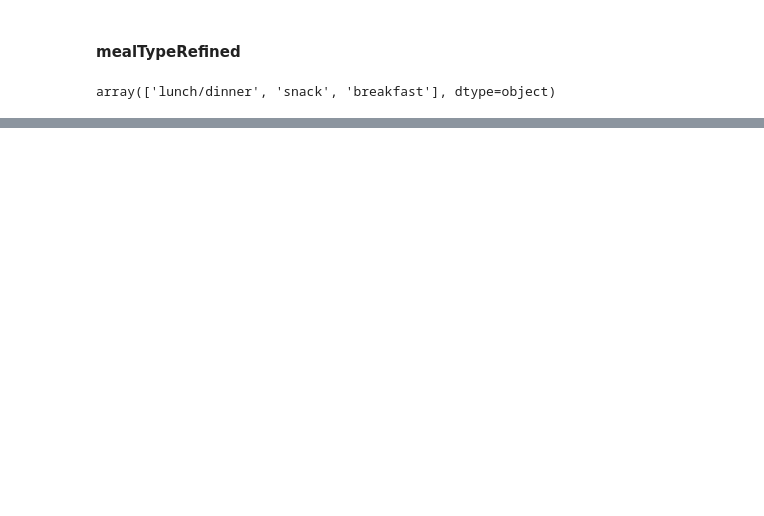
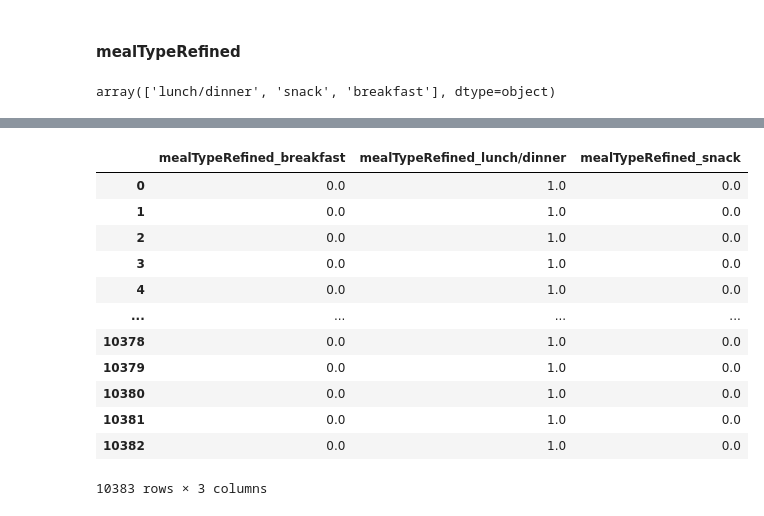
Before and after one commit to RavinderRai/iifymate, a Jupyter notebook: ClassificationModels.ipynb, the cells around one changed output, grey strips where cells are left out. Cells and saved outputs as stored; diff of their text form; code cells hidden in the pictures; blank space fills up the shorter version.

```diff
--- a/ClassificationModels.ipynb
+++ b/ClassificationModels.ipynb
@@ -728,0 +778,2 @@ target = binnedCalories_df.map(label_encoding_map)
+# %%
+preprocessed_df = pd.concat([preprocessed_df, target], axis=1).drop('binnedCalories', axis=1)
@@ -736,6 +796,10 @@ df3['dishTypeSkewedLabels'].unique()
 array(['Approximately Symmetric (Normal Calories)',
        'Right Skewed (Lower Calories)', 'Left Skewed (Higher Calories)',
        nan], dtype=object)
+# %%
+#need to get rid of those nan values first
+preprocessed_df = preprocessed_df.dropna()
+preprocessed_df = preprocessed_df.reset_index(drop=True)
 # %% [markdown]
 We can just label encode this too since there is some order to it in a sense, with them being skewed.
 # %%
@@ -757,0 +822,2 @@ Name: dishTypeSkewedLabels, Length: 10385, dtype: float64
+# %%
+preprocessed_df.loc[:, 'dishTypeSkewedLabels'] = preprocessed_df['dishTypeSkewedLabels'].map(dish_type_map)
@@ -784,0 +839,29 @@ plot_distribution(dishTypeLabel_calories_df, bins=13, title='Distribution of Cal
+# %%
+from sklearn.preprocessing import OneHotEncoder
+
+# Create a OneHotEncoder object
+onehot_encoder = OneHotEncoder()
+
+# Fit and transform the column to one-hot encoded format
+onehot_encoded = onehot_encoder.fit_transform(preprocessed_df[['mealTypeRefined']])
+
+onehot_encoded_array = onehot_encoded.toarray()
+
+# Create a DataFrame from the one-hot encoded array
+onehot_encoded_df = pd.DataFrame(onehot_encoded_array, columns=onehot_encoder.get_feature_names_out(['mealTypeRefined']))
+# %%
+onehot_encoded_df
+# %% [output]
+|  | mealTypeRefined_breakfast | mealTypeRefined_lunch/dinner | mealTypeRefined_snack |
+| 0 | 0.0 | 1.0 | 0.0 |
+| 1 | 0.0 | 1.0 | 0.0 |
+| 2 | 0.0 | 1.0 | 0.0 |
+| 3 | 0.0 | 1.0 | 0.0 |
+| 4 | 0.0 | 1.0 | 0.0 |
+| ... | ... | ... | ... |
+| 10378 | 0.0 | 1.0 | 0.0 |
+| 10379 | 0.0 | 1.0 | 0.0 |
+| 10380 | 0.0 | 1.0 | 0.0 |
+| 10381 | 0.0 | 1.0 | 0.0 |
+| 10382 | 0.0 | 1.0 | 0.0 |
+10383 rows × 3 columns
```
Also changed, not shown: parts of 46 cells of this notebook.
